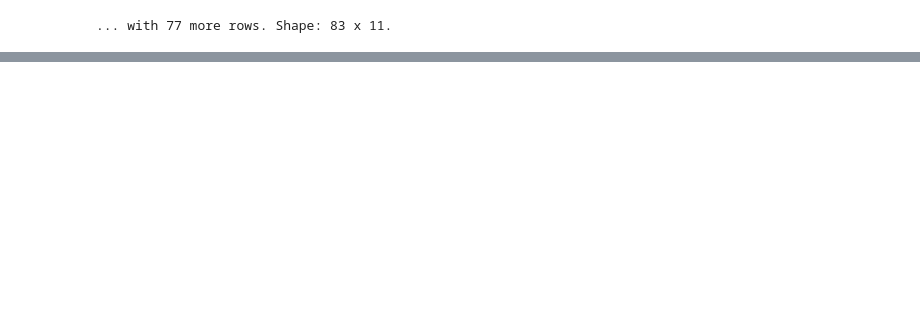
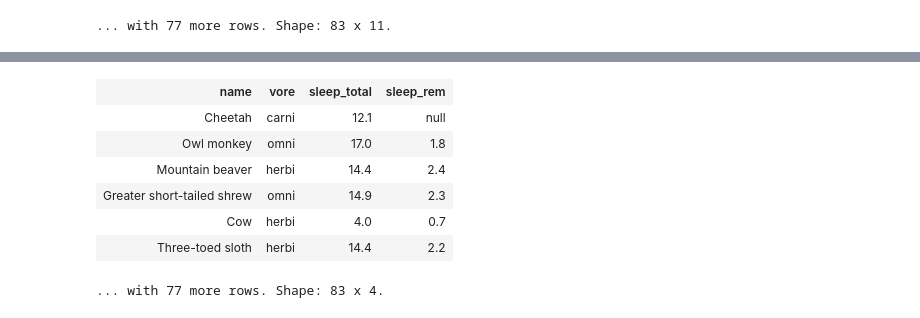
Before and after one commit to simanerush/kotlin-data-science, a Jupyter notebook: SleepData.ipynb, the cells around one changed output, grey strips where cells are left out. Saved outputs shown, nothing was run; the diff lists cells and outputs as text; code cells hidden in the pictures; blank space fills up the shorter version.

```diff
--- a/SleepData.ipynb
+++ b/SleepData.ipynb
@@ -188,0 +189,12 @@ Shape: 3 x 11.
+# %%
+val simplifiedSleepData = sleepData.select("name", "vore", "sleep_total", "sleep_rem")
+simplifiedSleepData
+# %% [output]
+| name | vore | sleep_total | sleep_rem |
+| Cheetah | carni | 12.1 | null |
+| Owl monkey | omni | 17.0 | 1.8 |
+| Mountain beaver | herbi | 14.4 | 2.4 |
+| Greater short-tailed shrew | omni | 14.9 | 2.3 |
+| Cow | herbi | 4.0 | 0.7 |
+| Three-toed sloth | herbi | 14.4 | 2.2 |
+... with 77 more rows. Shape: 83 x 4.
```
Also changed, not shown: parts of 19 cells of this notebook.
